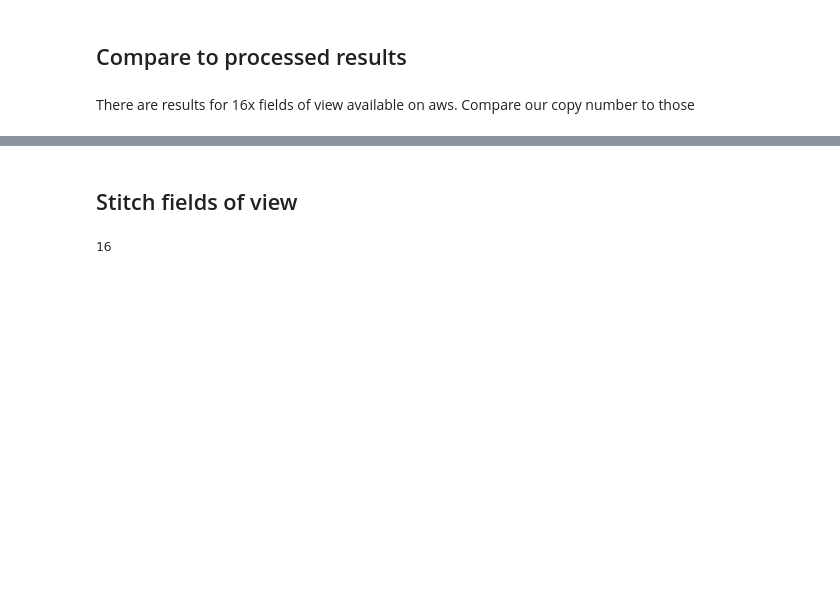
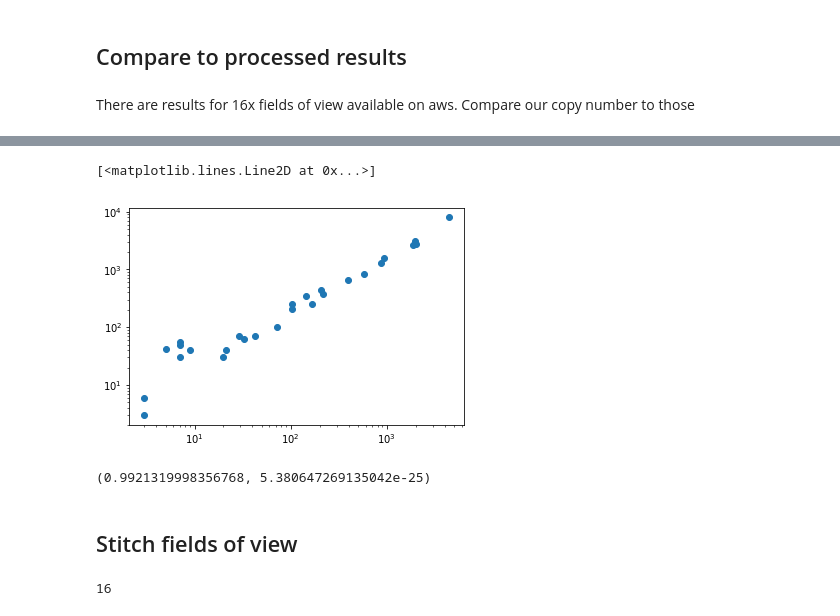
Before and after one commit to xchang1/starfish, a Jupyter notebook: notebooks/ISS_complete.ipynb, the cells around one changed output, grey strips where cells are left out. Drawn from its saved outputs; the diff is of its cells as text; code cells hidden in the pictures; blank space fills up the shorter version.

Commit message:
compare to benchmark counts

```diff
--- a/notebooks/ISS_complete.ipynb
+++ b/notebooks/ISS_complete.ipynb
@@ -227,3 +240,36 @@ There are results for 16x fields of view available on aws. Compare our copy numb
+# %%
+# load the processed results
+import pandas as pd
+import numpy as np
+import os
+processed_counts = os.path.expanduser('~/Downloads/gene_cnts.csv')
+benchmark_counts = pd.read_csv(processed_counts, index_col=0, squeeze=True)
+benchmark_counts.index = [i.strip(" '") for i in benchmark_counts.index]
+benchmark_counts.name = 'publication'
+
+# concatenate intensity_tables
+results = []
+for table in decoded_intensities.values():
+    counts = pd.Series(*(np.unique(table['target'], return_counts=True))[::-1])
+    results.append(counts)
+starfish_counts = pd.concat([c.to_frame(name='starfish') for c in results], axis=1, sort=True).sum(axis=1)
+
+# combine results
+all_counts = pd.concat([benchmark_counts.to_frame('publication'), starfish_counts.to_frame('starfish')], axis=1, sort=True)
+all_counts = all_counts.dropna()
+# %%
+%matplotlib inline
+import matplotlib.pyplot as plt
+plt.loglog(all_counts.iloc[:, 0], all_counts.iloc[:, 1], linewidth=0, marker='o')
+# %% [output]
+[<matplotlib.lines.Line2D at 0x...>]
+[figure, added]
+# %%
+# correlate
+from scipy.stats import pearsonr
+pearsonr(all_counts.iloc[:, 0], all_counts.iloc[:, 1])
+# %% [output]
+(0.9921319998356768, 5.380647269135042e-25)
 # %% [markdown]
 ## Stitch fields of view
 # %%
```
Also changed, not shown: parts of 4 cells of this notebook.
